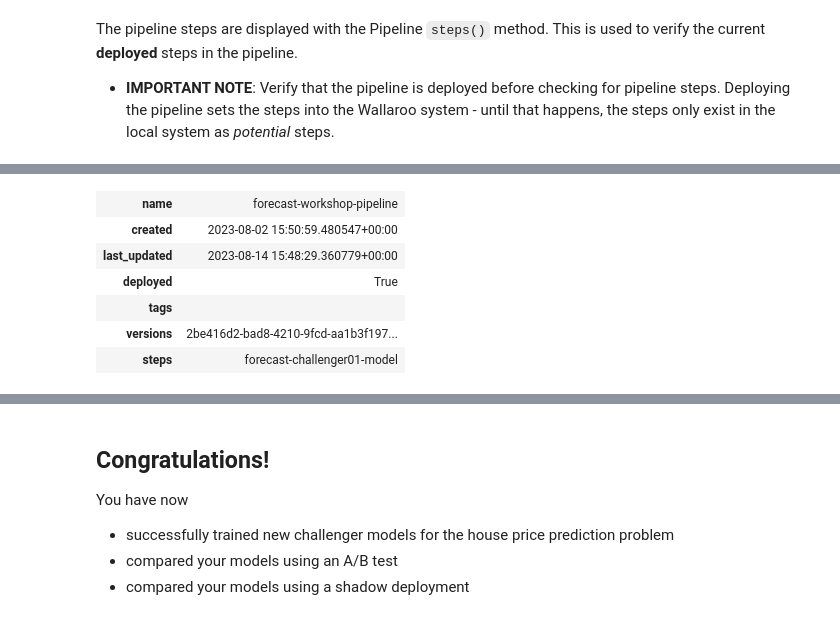
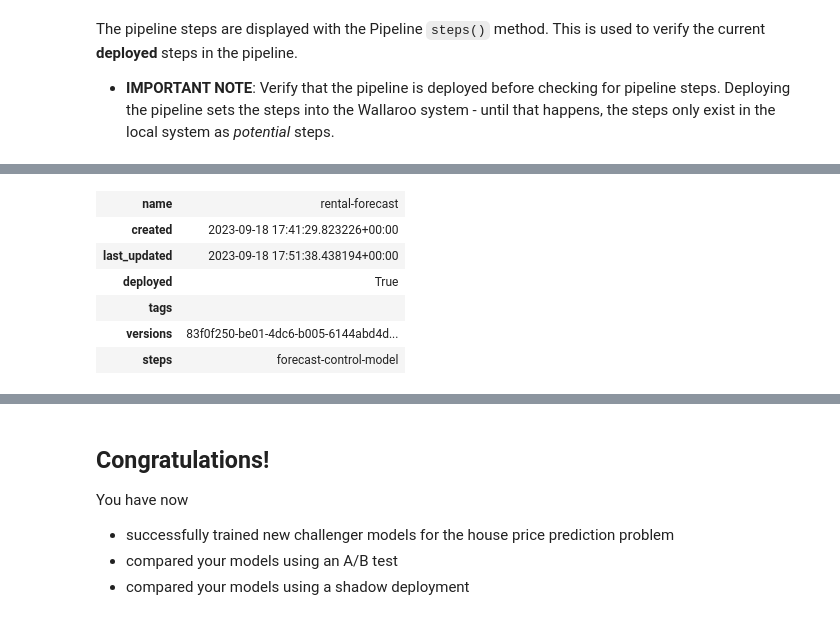
Before and after one commit to WallarooLabs/Workshops, a Jupyter notebook: Forecasting/Retail-CPG/Notebooks-with-code/N2_production_experiments-with-code.ipynb, the cells around one changed output, grey strips where cells are left out. Cells and saved outputs as stored; diff of their text form; code cells hidden in the pictures.

Commit message:
updated forecast workshop

```diff
--- a/Forecasting/Retail-CPG/Notebooks-with-code/N2_production_experiments-with-code.ipynb
+++ b/Forecasting/Retail-CPG/Notebooks-with-code/N2_production_experiments-with-code.ipynb
@@ -191,6 +287,0 @@ def get_pipeline(pname, plist = wl.get_current_workspace().pipelines()):
-# %%
-# use the space here for retrieving the pipeline
-
-pipeline_name = 'forecast-workshop-pipeline'
-
-pipeline = get_pipeline(pipeline_name)
@@ -324,7 +287,0 @@ At the end of this exercise, you should have an A/B test deployment and be ready
-# %%
-# blank space to retrieve pipeline and redeploy with a/b testing step
-
-pipeline.undeploy()
-pipeline.clear()
-pipeline.add_random_split([(2, bike_day_model), (1, challenger01_model), (1, challenger02_model)])
-pipeline.deploy()
@@ -338,0 +288,6 @@ pipeline.deploy()
+# %%
+pipeline.clear()
+pipeline.add_random_split([(2, prime_model_version), (1, forecast_alternate01), (1, forecast_alternate02)])
+
+deploy_config = wallaroo.DeploymentConfigBuilder().replica_count(1).cpus(0.5).memory("1Gi").build()
+pipeline.deploy(deployment_config=deploy_config)
@@ -487,15 +452,22 @@ At the end of this exercise, you should have a shadow deployment running multipl
 # %%
 # blank space to create a shadow deployment
 
+pipeline.undeploy()
+
 pipeline.clear()
-pipeline.add_shadow_deploy(bike_day_model, [challenger01_model, challenger02_model])
-pipeline.deploy()
+pipeline.add_shadow_deploy(prime_model_version,
+                           [forecast_alternate01,
+                            forecast_alternate02]
+                        )
+
+deploy_config = wallaroo.DeploymentConfigBuilder().replica_count(1).cpus(0.5).memory("1Gi").build()
+pipeline.deploy(deployment_config=deploy_config)
 # %% [output]
-| name | forecast-workshop-pipeline |
-| created | 2023-08-02 15:50:59.480547+00:00 |
-| last_updated | 2023-08-14 15:48:29.360779+00:00 |
+| name | rental-forecast |
+| created | 2023-09-18 17:41:29.823226+00:00 |
+| last_updated | 2023-09-18 17:51:38.438194+00:00 |
 | deployed | True |
 | tags |  |
-| versions | 2be416d2-bad8-4210-9fcd-aa1b3f197... |
-| steps | forecast-challenger01-model |
+| versions | 83f0f250-be01-4dc6-b005-6144abd4d... |
+| steps | forecast-control-model |
 # %% [markdown]
```
Also changed, not shown: parts of 33 cells of this notebook, 13 other files.
